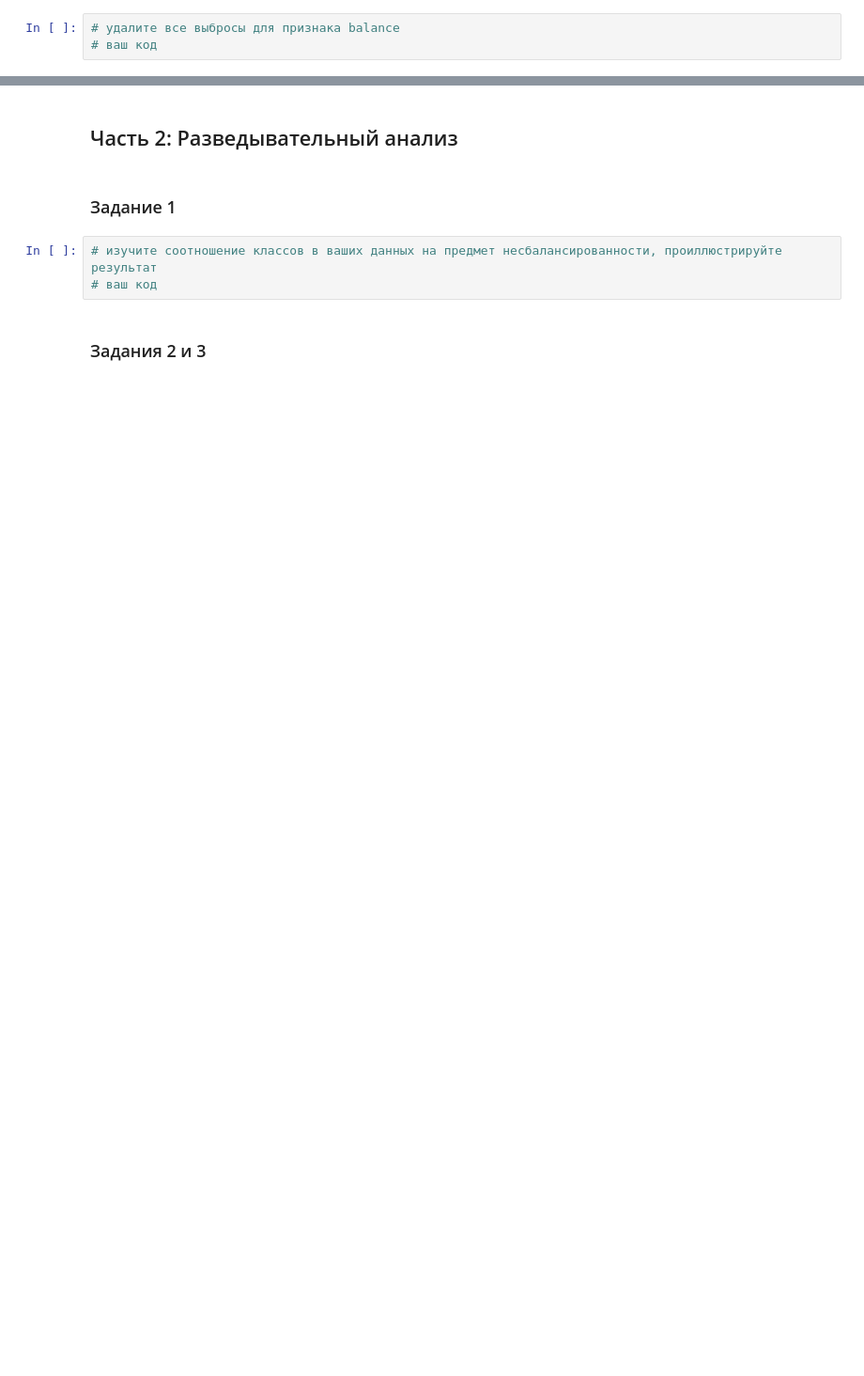
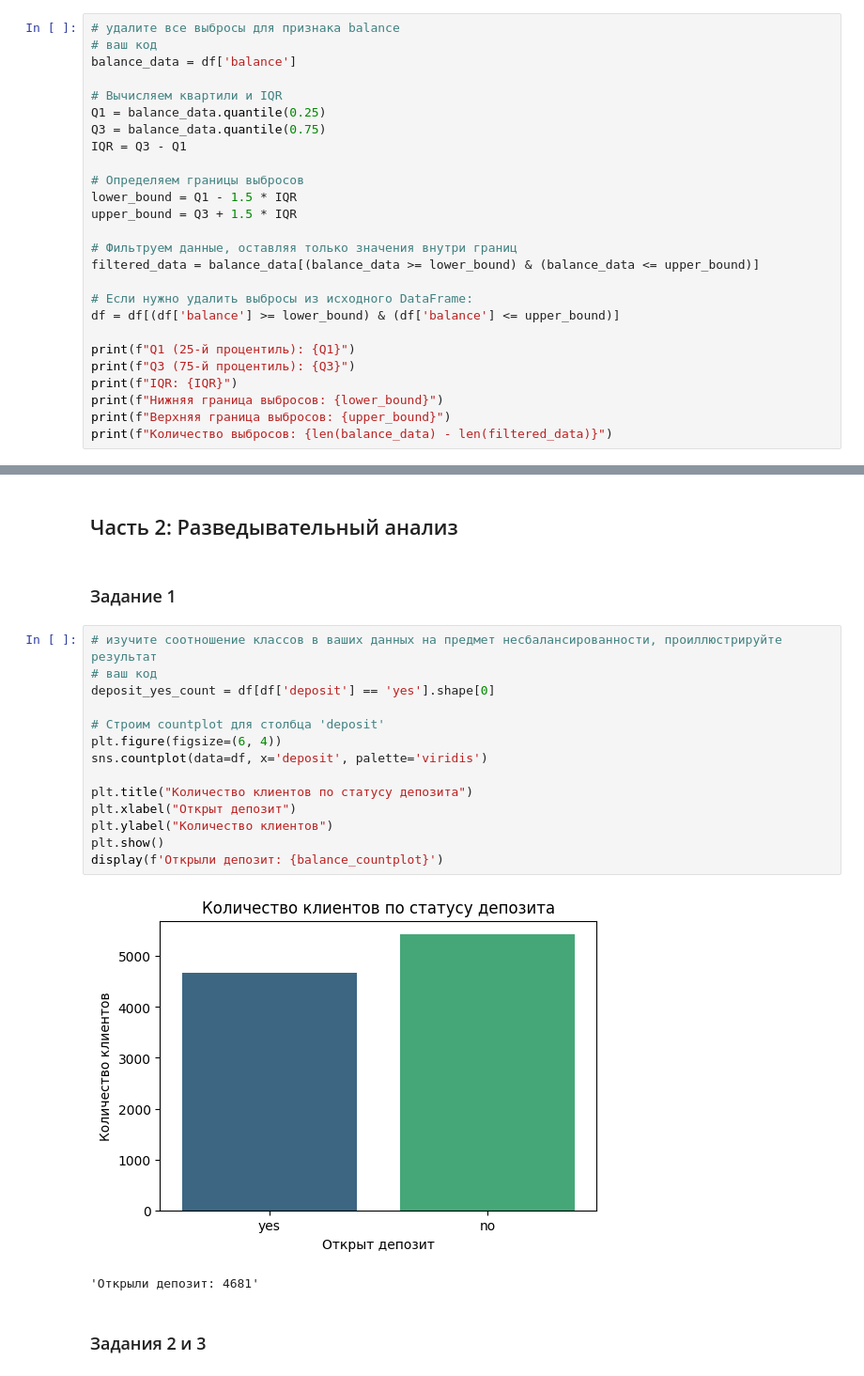
Before and after one commit to AbiNazim/Study_DataScience, a Jupyter notebook: Project_4_ML/Project_4_ML.ipynb, the cells around one changed output, grey strips where cells are left out. Shown at 94% size. Saved outputs shown, nothing was run; the diff lists cells and outputs as text; blank space fills up the shorter version.

```diff
--- a/Project_4_ML/Project_4_ML.ipynb
+++ b/Project_4_ML/Project_4_ML.ipynb
@@ -130,3 +121,26 @@ print(f"Средний баланс для клиентов с job='{most_common
 # %%
 # удалите все выбросы для признака balance
 # ваш код
+balance_data = df['balance']
+
+# Вычисляем квартили и IQR
+Q1 = balance_data.quantile(0.25)
+Q3 = balance_data.quantile(0.75)
+IQR = Q3 - Q1
+
+# Определяем границы выбросов
+lower_bound = Q1 - 1.5 * IQR
+upper_bound = Q3 + 1.5 * IQR
+
+# Фильтруем данные, оставляя только значения внутри границ
+filtered_data = balance_data[(balance_data >= lower_bound) & (balance_data <= upper_bound)]
+
+# Если нужно удалить выбросы из исходного DataFrame:
+df = df[(df['balance'] >= lower_bound) & (df['balance'] <= upper_bound)]
+
+print(f"Q1 (25-й процентиль): {Q1}")
+print(f"Q3 (75-й процентиль): {Q3}")
+print(f"IQR: {IQR}")
+print(f"Нижняя граница выбросов: {lower_bound}")
+print(f"Верхняя граница выбросов: {upper_bound}")
+print(f"Количество выбросов: {len(balance_data) - len(filtered_data)}")
@@ -137,6 +162,20 @@ print(f"Средний баланс для клиентов с job='{most_common
 # %%
 # изучите соотношение классов в ваших данных на предмет несбалансированности, проиллюстрируйте результат
 # ваш код
+deposit_yes_count = df[df['deposit'] == 'yes'].shape[0]
+
+# Строим countplot для столбца 'deposit'
+plt.figure(figsize=(6, 4))
+sns.countplot(data=df, x='deposit', palette='viridis')
+
+plt.title("Количество клиентов по статусу депозита")
+plt.xlabel("Открыт депозит")
+plt.ylabel("Количество клиентов")
+plt.show()
+display(f'Открыли депозит: {balance_countplot}')
+# %% [output]
+[figure, added]
+'Открыли депозит: 4681'
 # %% [markdown]
 ### Задания 2 и 3
 # %%
```
Also changed, not shown: parts of 7 cells of this notebook.
